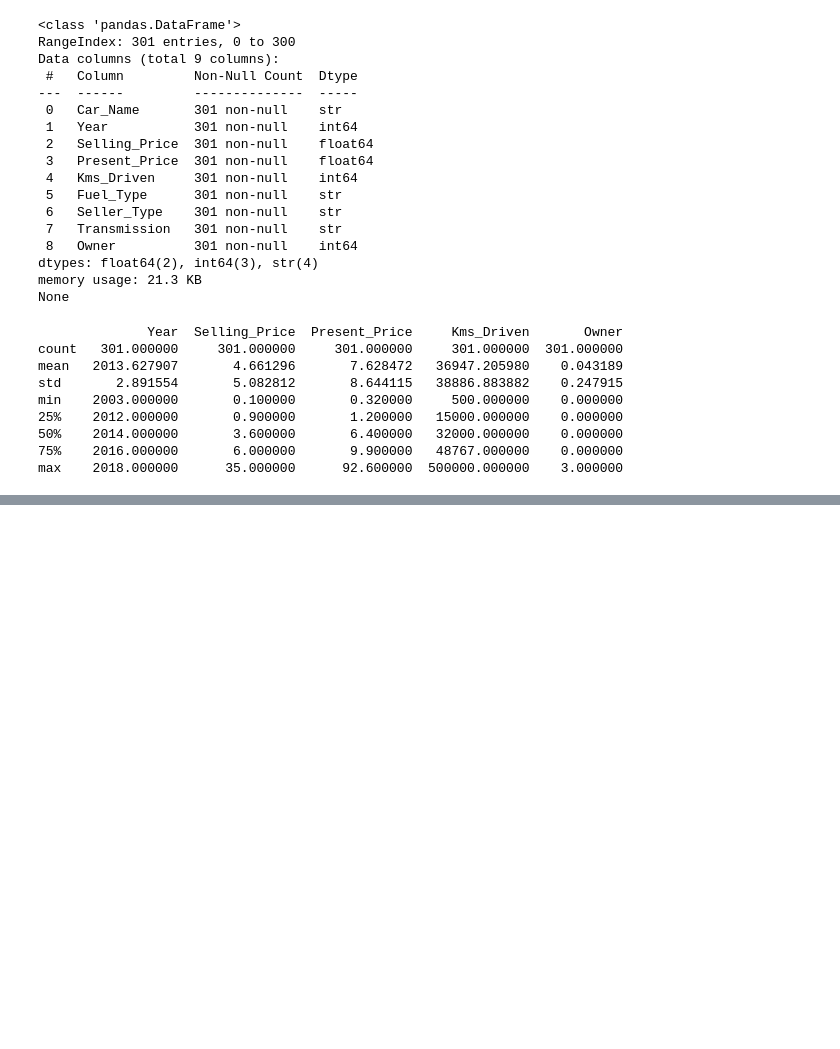
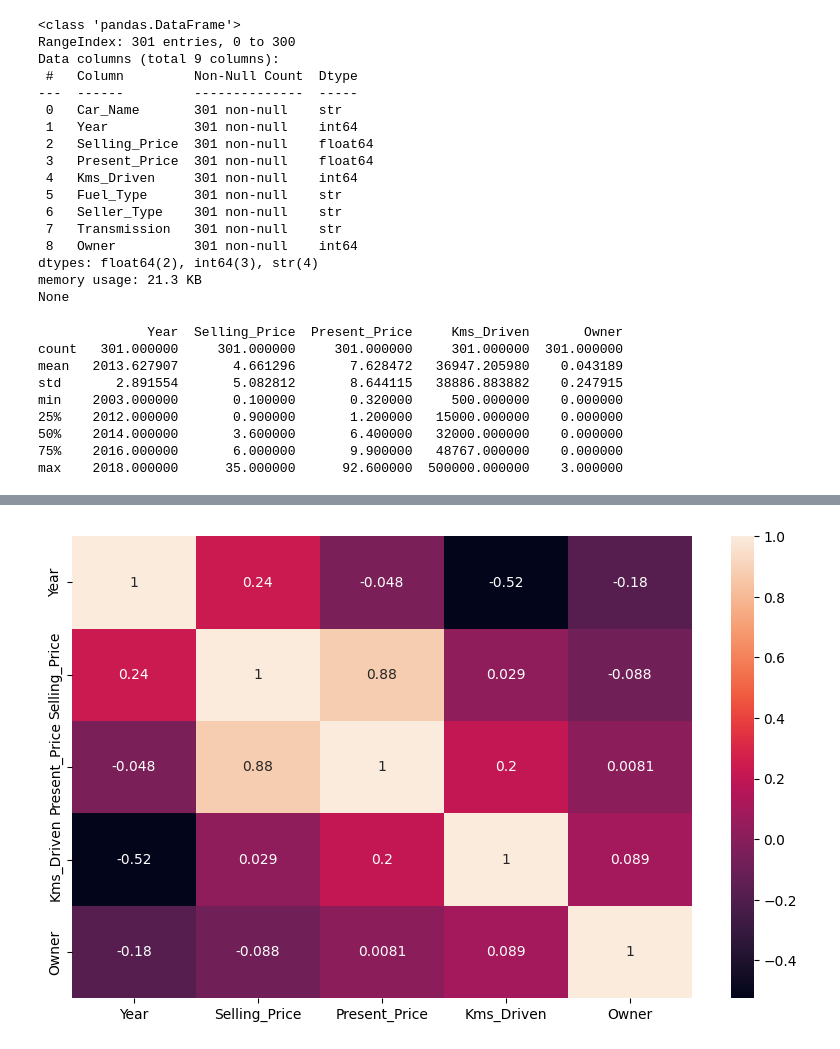
Before and after one commit to laya-07/Used-car-price-prediction, a Jupyter notebook: notebooks/project_start.ipynb, the cells around one changed output, grey strips where cells are left out. Drawn from its saved outputs; the diff is of its cells as text; code cells hidden in the pictures; blank space fills up the shorter version.

```diff
--- a/notebooks/project_start.ipynb
+++ b/notebooks/project_start.ipynb
@@ -54,0 +87,7 @@ max    2018.000000      35.000000      92.600000  500000.000000    3.000000
+# %%
+numeric_df=df.select_dtypes(include=['number'])
+plt.figure(figsize=(10,6))
+sns.heatmap(numeric_df.corr(),annot=True)
+plt.show()
+# %% [output]
+[figure, added]
```
Also changed, not shown: parts of 4 cells of this notebook.
